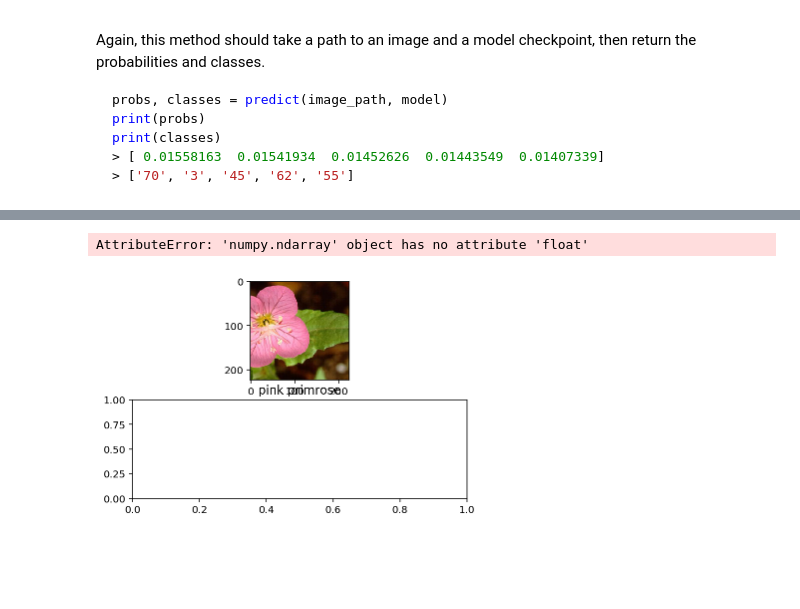
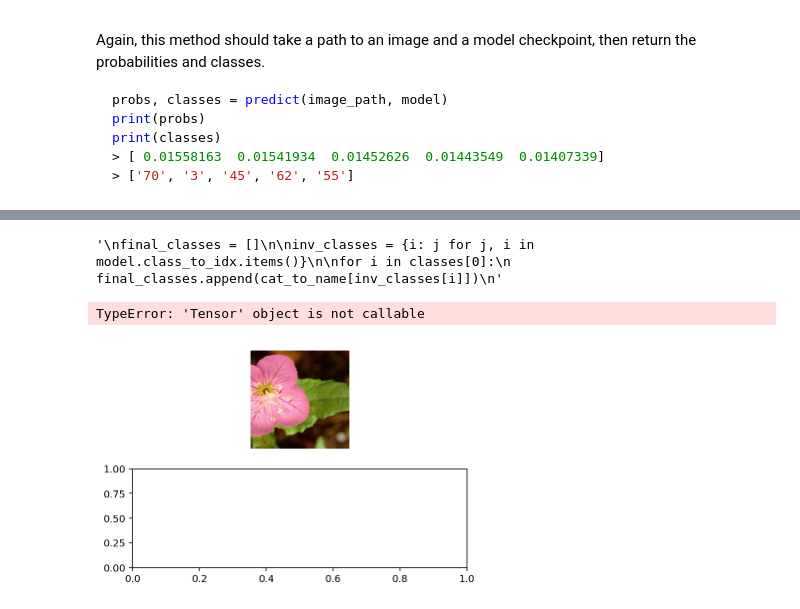
Before and after one commit to jim2236/Image_Classifier_Udacity, a Jupyter notebook: Image Classifier Project.ipynb, the cells around one changed output, grey strips where cells are left out. Saved outputs shown, nothing was run; the diff lists cells and outputs as text; code cells hidden in the pictures; blank space fills up the shorter version.

```diff
--- a/Image Classifier Project.ipynb
+++ b/Image Classifier Project.ipynb
@@ -436,6 +436,8 @@ def predict(image_path, model, topk=5):
     image = (image_path + 'image_06760.jpg')
 
     image = process_image(image)
+
+    image = torch.from_numpy(image)
 
     image = image.float()
 
@@ -480,6 +482,8 @@ inv_classes = {i: j for j, i in model.class_to_idx.items()}
 for i in classes[0]:
     final_classes.append(cat_to_name[inv_classes[i]])
 '''
+# %% [output]
+'\nfinal_classes = []\n\ninv_classes = {i: j for j, i in model.class_to_idx.items()}\n\nfor i in classes[0]:\n    final_classes.append(cat_to_name[inv_classes[i]])\n'
 # %%
 # TODO: Display an image along with the top 5 classes
 
@@ -487,61 +491,50 @@ for i in classes[0]:
 #image = filepath + 'flowers/test/1/image_06760.jpg'
 filepath = '/home/workspace/aipnd-project/'
 image_path = '/home/workspace/aipnd-project/flowers/test/1/'
 image = image_path + 'image_06760.jpg'
 
 
 with open('cat_to_name.json', 'r') as f:
     mapping = json.load(f)
 
+final_classes = []
+
+inv_classes = {i: j for j, i in model.class_to_idx.items()}
+
+for i in inv_classes.keys():   #[0]:
+    final_classes.append(cat_to_name[inv_classes[i]])
+
+
 flower_name = mapping[image_path.split('/')[-2]]
-
-fig, (ax1, ax2) = plt.subplots(2,1)
 
 #plt.figure(figsize = (10,10))
 #ax = plt.subplot(2,1,1)
 
+fig, (ax1, ax2) = plt.subplots(2,1)
+
+plt.title(flower_name)
 image = process_image(image)
-plt.title(flower_name)
 imshow(image, ax1)
+ax1.axis("off")
 
 
 # predict
 model = load_checkpoint(filepath + 'checkpoint.pth')
 
+#top_probs, top_labels = predict(image_path, model)
+
 top_probs, top_labels, top_flowers = predict(image_path, model)
 
-# creatign a separate subplot
+
+
+# creating a separate subplot
 plt.subplot(2,1,2)
 
 # setting the color pallete to purple with seaborn
-with sns.light_platte('purple', reverse=True):
+with sns.light_palette('purple', reverse=True):
     sns.barplot(x=top_probs, y=top_flowers)
 
 plt.show()
-
-'''
-
-fig, (ax1, ax2) = plt.subplots(figsize=(6,10), ncols=1, nrows=2)
-
-ax1.set_title(flower_name)
-ax1.imshow(image)
-ax1.axis("off")
-
-probs = [y for x in probs for y in x]
-
-y_pos = np.arange(len(probs))
-
-ax2.barh(y_pos, probs, align='center')
-
-ax2.set_yticks(y_pos)
-ax2.set_yticklabels([mapping[x] for x in classes])
-ax2.invert_yaxis()  # labels read top to down
-ax.set_xlabel('Probs')
-ax2.set_title("Class Probability")
-
-plt.show()
-
-'''
 # %% [output]
-AttributeError: 'numpy.ndarray' object has no attribute 'float'
+TypeError: 'Tensor' object is not callable
-[figure, old version]
+[figure, new version]
```
